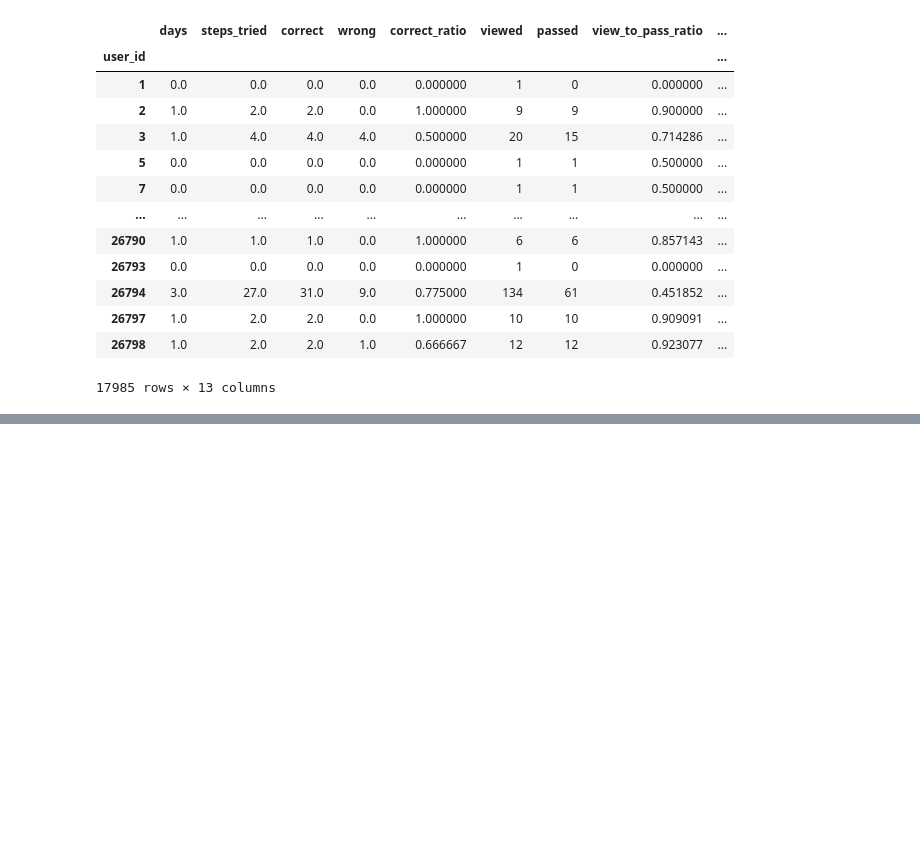
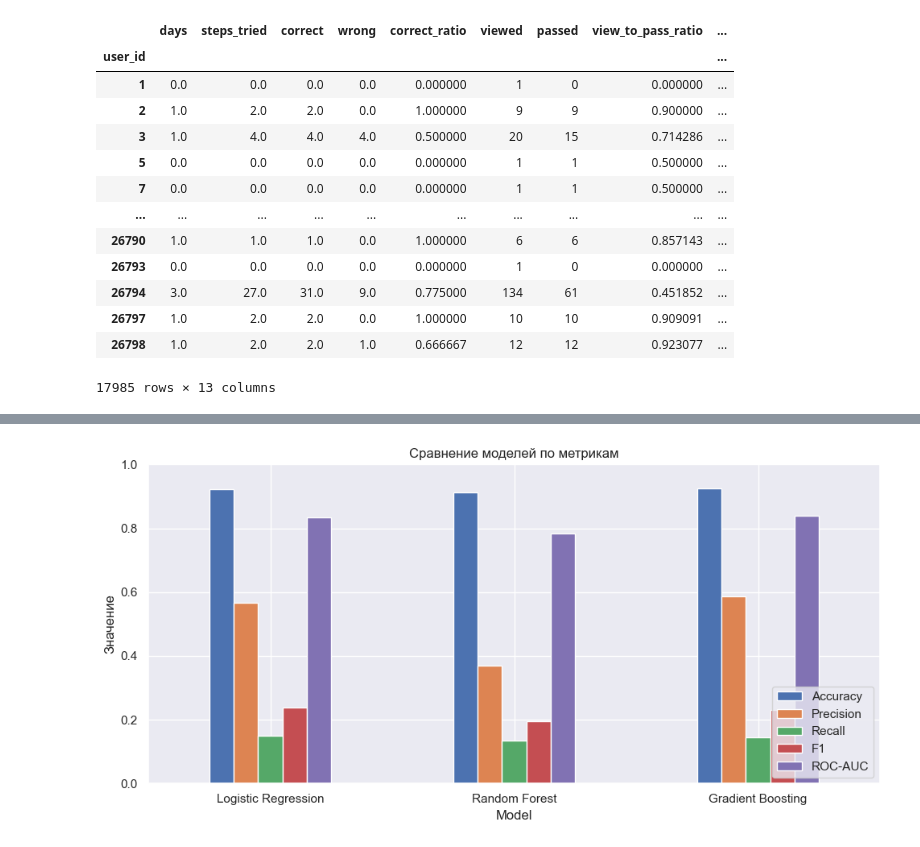
Before and after one commit to SergeySemenov314/stepik_retention_models, a Jupyter notebook: Untitled.ipynb, the cells around one changed output, grey strips where cells are left out. Cells and saved outputs as stored; diff of their text form; code cells hidden in the pictures; blank space fills up the shorter version.

```diff
--- a/Untitled.ipynb
+++ b/Untitled.ipynb
@@ -863,0 +901,6 @@ X
+# %%
+# 1. Логистическая регрессия
+lr_model = LogisticRegression(random_state=42, max_iter=1000)
+lr_model.fit(X_train_scaled, y_train)
+lr_metrics = evaluate_model(lr_model, X_test_scaled, y_test, 'Logistic Regression')
+print("✓ Логистическая регрессия обучена")
@@ -863,0 +909,6 @@ X
+# %%
+# 2. Random Forest
+rf_model = RandomForestClassifier(n_estimators=100, random_state=42, n_jobs=-1)
+rf_model.fit(X_train, y_train)
+rf_metrics = evaluate_model(rf_model, X_test, y_test, 'Random Forest')
+print("✓ Random Forest обучен")
@@ -863,0 +917,6 @@ X
+# %%
+# 3. Gradient Boosting
+gb_model = GradientBoostingClassifier(n_estimators=100, random_state=42)
+gb_model.fit(X_train, y_train)
+gb_metrics = evaluate_model(gb_model, X_test, y_test, 'Gradient Boosting')
+print("✓ Gradient Boosting обучен")
@@ -863,0 +925,13 @@ X
+# %%
+# === СРАВНЕНИЕ МОДЕЛЕЙ ===
+results = pd.DataFrame([lr_metrics, rf_metrics, gb_metrics])
+results = results.set_index('Model')
+results = results.round(4)
+
+print("="*60)
+print("МЕТРИКИ МОДЕЛЕЙ")
+print("="*60)
+print(results.to_string())
+print()
+print("Лучшая модель по ROC-AUC:", results['ROC-AUC'].idxmax(), f"({results['ROC-AUC'].max():.4f})")
+results
@@ -863,0 +954,13 @@ X
+# %%
+# Визуализация метрик
+fig, ax = plt.subplots(figsize=(10, 5))
+results.plot(kind='bar', ax=ax)
+plt.title('Сравнение моделей по метрикам')
+plt.ylabel('Значение')
+plt.xticks(rotation=0)
+plt.legend(loc='lower right')
+plt.ylim(0, 1)
+plt.tight_layout()
+plt.show()
+# %% [output]
+[figure, added]
```
Also changed, not shown: parts of 8 cells of this notebook.
